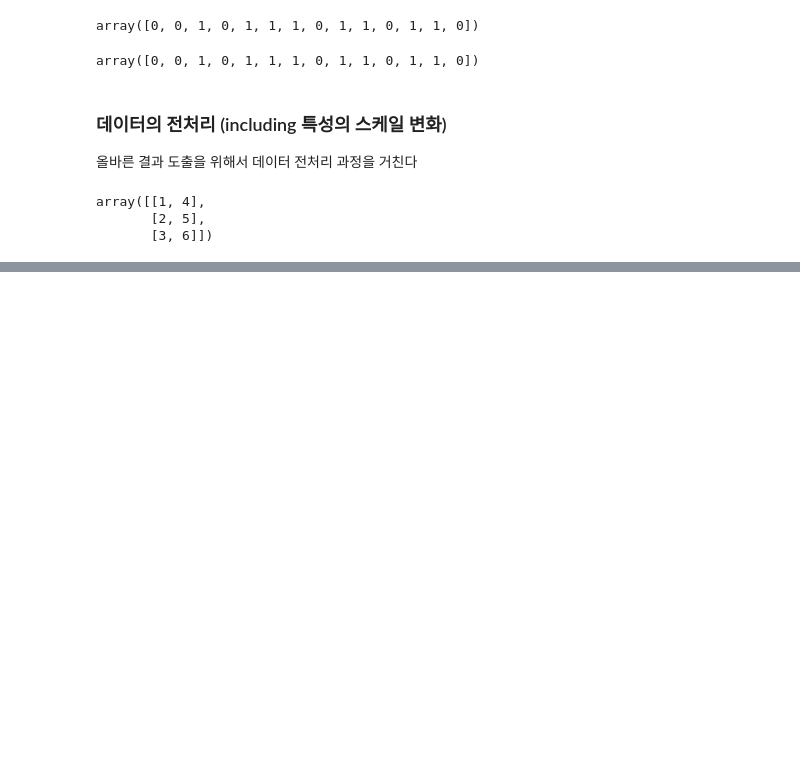
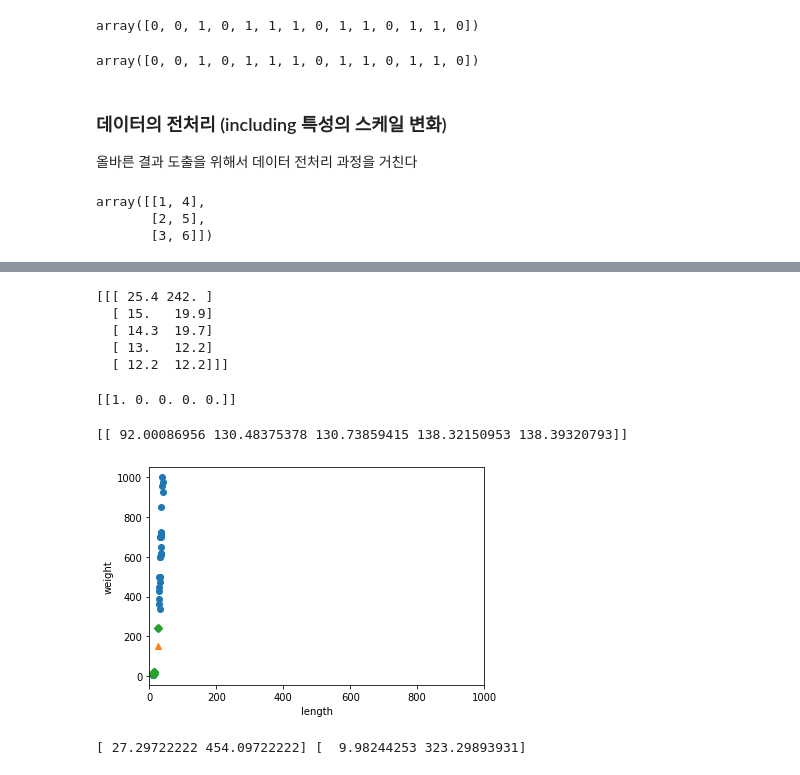
Before and after one commit to seohyeon-jeong/basic_machinelearning, a Jupyter notebook: SMD_BreamAndSmelt.ipynb, the cells around one changed output, grey strips where cells are left out. Cells and saved outputs as stored; diff of their text form; code cells hidden in the pictures; blank space fills up the shorter version.

```diff
--- a/SMD_BreamAndSmelt.ipynb
+++ b/SMD_BreamAndSmelt.ipynb
@@ -296,0 +382,44 @@ fish_data =
+# %%
+print(train_input[indexes])
+# %% [output]
+[[[ 25.4 242. ]
+  [ 15.   19.9]
+  [ 14.3  19.7]
+  [ 13.   12.2]
+  [ 12.2  12.2]]]
+# %%
+print(train_target[indexes])
+# %% [output]
+[[1. 0. 0. 0. 0.]]
+# %%
+print(distances)
+# 그래프의 비율이 이상하다. 분명 도미랑은 엄청 가까운데 92고 그보다 몇배는 멀리 있는 것처럼 보이는 빙어들과의 길이는 130, 138정도로 밖에 안나온다
+# -> x축의 범위가 좁고, y축은 범위가 넓어서 y축으로 조금만 멀어져도 거리가 아주 큰값으로 계산되는것!
+# %% [output]
+[[ 92.00086956 130.48375378 130.73859415 138.32150953 138.39320793]]
+# %%
+# 산점도를 동일한 스케일의 차트로 그려보자(x, y축을 동일한 범위로 맞추기)
+plt.scatter(train_input[:,0], train_input[:,1])
+plt.scatter(25, 150, marker='^')
+plt.scatter(train_input[indexes,0], train_input[indexes,1], marker='D')
+plt.xlim((0, 1000))
+plt.xlabel('length')
+plt.ylabel('weight')
+plt.show()
+# %% [output]
+[figure, added]
+# %%
+# 두 특성의 스케일Scale이 다르면 알고리즘을 올바르게 예측할 수 없다. 특히나 거리기반 알고리즘의 경우! -> 데이터 전처리data preprocessing
+
+# 표준점수Standard score (=Z점수) : 각 특성값이 0(원점)에서 표준편차의 명 배만큼 떨어져 있는지를 나타낸다
+  # 분산 = 데이터에서 평균을 뺀 값을 모두 제곱한 뒤 평균을 내어 구한다.
+  # 표준편차 = 분산의 제곱근, 데이터가 분산된 정도
+
+# 특성마다 값의 스케일이 다르므로 평균과 표준편차는 각 특성별로 계산해야 한다.
+# axis = 0 : 행을 따라 각 열의 통계 값을 계산한다
+mean = np.mean(train_input, axis=0)
+std = np.std(train_input, axis=0)
+
+print(mean, std)
+# %% [output]
+[ 27.29722222 454.09722222] [  9.98244253 323.29893931]
```
Also changed, not shown: parts of 19 cells of this notebook.
